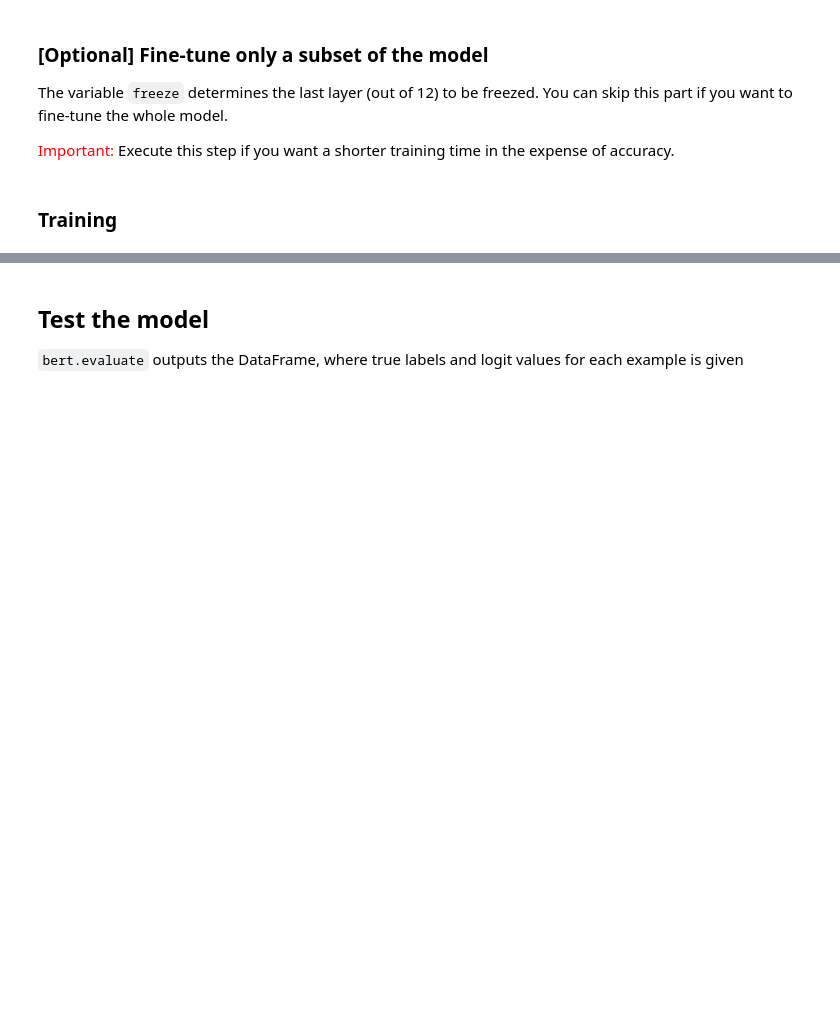
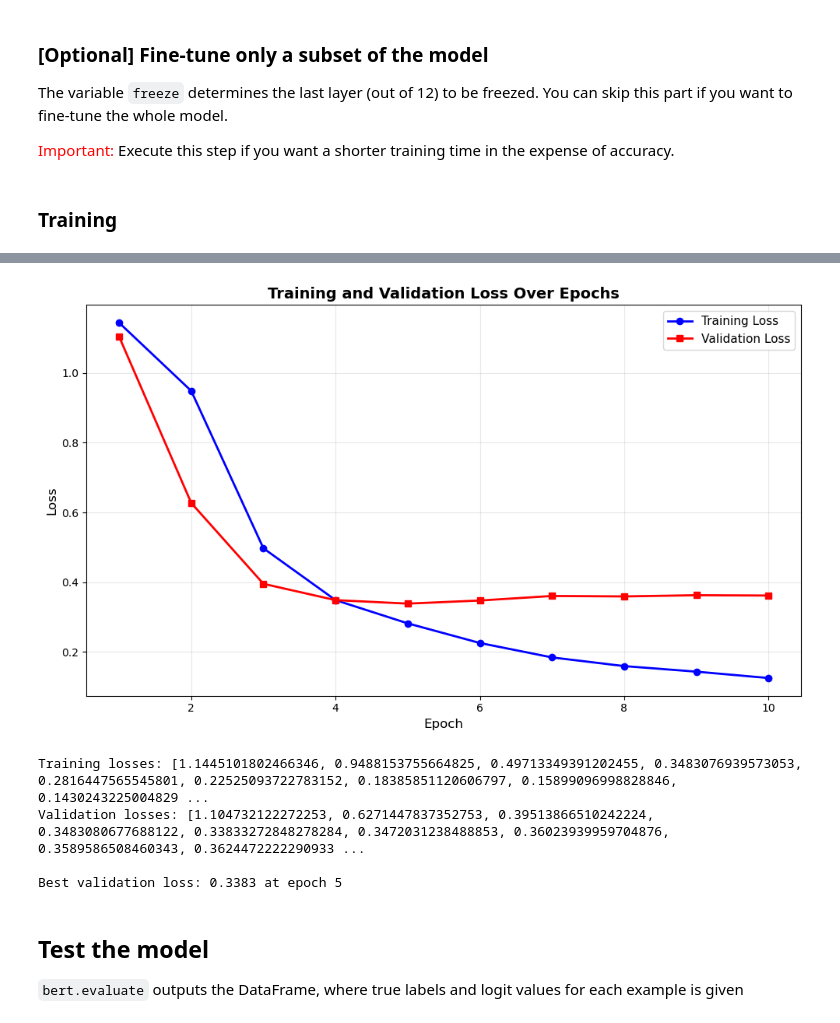
Before and after one commit to brunoalr/finBERT, a Jupyter notebook: notebooks/finbert_training.ipynb, the cells around one changed output, grey strips where cells are left out. Drawn from its saved outputs; the diff is of its cells as text; code cells hidden in the pictures; blank space fills up the shorter version.

```diff
--- a/notebooks/finbert_training.ipynb
+++ b/notebooks/finbert_training.ipynb
@@ -207,3 +357,30 @@ Validation losses: [0.9853280894458294, 0.5591185819357634, 0.44629862532019615,
+# %%
+# plot the training loss
+import matplotlib.pyplot as plt
+import numpy as np
+
+epochs = range(1, len(finbert.training_losses) + 1)
+
+plt.figure(figsize=(10, 6))
+plt.plot(epochs, finbert.training_losses, 'b-o', label='Training Loss', linewidth=2, markersize=6)
+plt.plot(epochs, finbert.validation_losses, 'r-s', label='Validation Loss', linewidth=2, markersize=6)
+plt.xlabel('Epoch', fontsize=12)
+plt.ylabel('Loss', fontsize=12)
+plt.title('Training and Validation Loss Over Epochs', fontsize=14, fontweight='bold')
+plt.legend(fontsize=11)
+plt.grid(True, alpha=0.3)
+plt.tight_layout()
+plt.show()
+
+print(f"Training losses: {finbert.training_losses}")
+print(f"Validation losses: {finbert.validation_losses}")
+print(f"\nBest validation loss: {min(finbert.validation_losses):.4f} at epoch {np.argmin(finbert.validation_losses) + 1}")
+# %% [output]
+[figure, added]
+Training losses: [1.1445101802466346, 0.9488153755664825, 0.49713349391202455, 0.3483076939573053, 0.2816447565545801, 0.22525093722783152, 0.18385851120606797, 0.15899096998828846, 0.1430243225004829 ...
+Validation losses: [1.104732122272253, 0.6271447837352753, 0.39513866510242224, 0.3483080677688122, 0.33833272848278284, 0.3472031238488853, 0.36023939959704876, 0.3589586508460343, 0.3624472222290933 ...
+
+Best validation loss: 0.3383 at epoch 5
 # %% [markdown]
 ## Test the model
 
```
Also changed, not shown: parts of 18 cells of this notebook, 2 other files.
